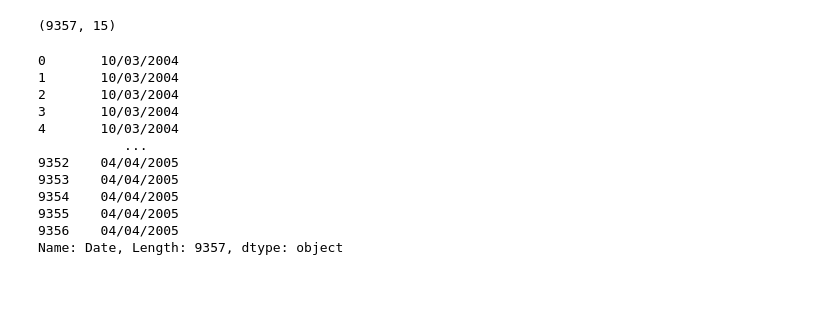
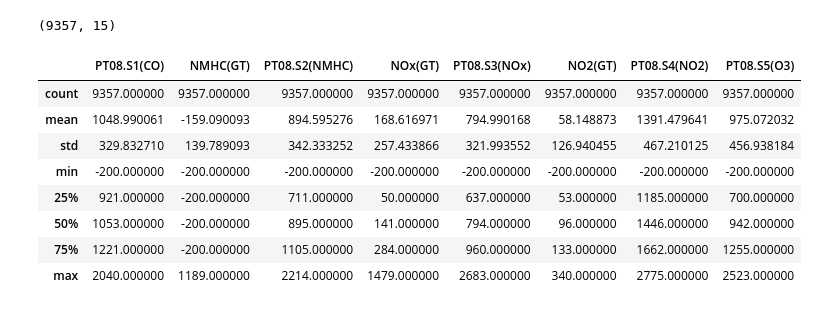
Before and after one commit to luitelgaurav/Air-Quality-DataSet, a Jupyter notebook: Air_Quality.ipynb, the cells around one changed output. Cells and saved outputs as stored; diff of their text form; code cells hidden in the pictures.

```diff
--- a/Air_Quality.ipynb
+++ b/Air_Quality.ipynb
@@ -117,17 +117,14 @@ print(df_clean.shape)
 # %% [output]
 (9357, 15)
 # %%
-df_clean["Date"]
+df_clean.describe()
 # %% [output]
-0       10/03/2004
-1       10/03/2004
-2       10/03/2004
-3       10/03/2004
-4       10/03/2004
-           ...
-9352    04/04/2005
-9353    04/04/2005
-9354    04/04/2005
-9355    04/04/2005
-9356    04/04/2005
-Name: Date, Length: 9357, dtype: object
+|  | PT08.S1(CO) | NMHC(GT) | PT08.S2(NMHC) | NOx(GT) | PT08.S3(NOx) | NO2(GT) | PT08.S4(NO2) | PT08.S5(O3) |
+| count | 9357.000000 | 9357.000000 | 9357.000000 | 9357.000000 | 9357.000000 | 9357.000000 | 9357.000000 | 9357.000000 |
+| mean | 1048.990061 | -159.090093 | 894.595276 | 168.616971 | 794.990168 | 58.148873 | 1391.479641 | 975.072032 |
+| std | 329.832710 | 139.789093 | 342.333252 | 257.433866 | 321.993552 | 126.940455 | 467.210125 | 456.938184 |
+| min | -200.000000 | -200.000000 | -200.000000 | -200.000000 | -200.000000 | -200.000000 | -200.000000 | -200.000000 |
+| 25% | 921.000000 | -200.000000 | 711.000000 | 50.000000 | 637.000000 | 53.000000 | 1185.000000 | 700.000000 |
+| 50% | 1053.000000 | -200.000000 | 895.000000 | 141.000000 | 794.000000 | 96.000000 | 1446.000000 | 942.000000 |
+| 75% | 1221.000000 | -200.000000 | 1105.000000 | 284.000000 | 960.000000 | 133.000000 | 1662.000000 | 1255.000000 |
+| max | 2040.000000 | 1189.000000 | 2214.000000 | 1479.000000 | 2683.000000 | 340.000000 | 2775.000000 | 2523.000000 |
```
Also changed, not shown: parts of 4 cells of this notebook.
